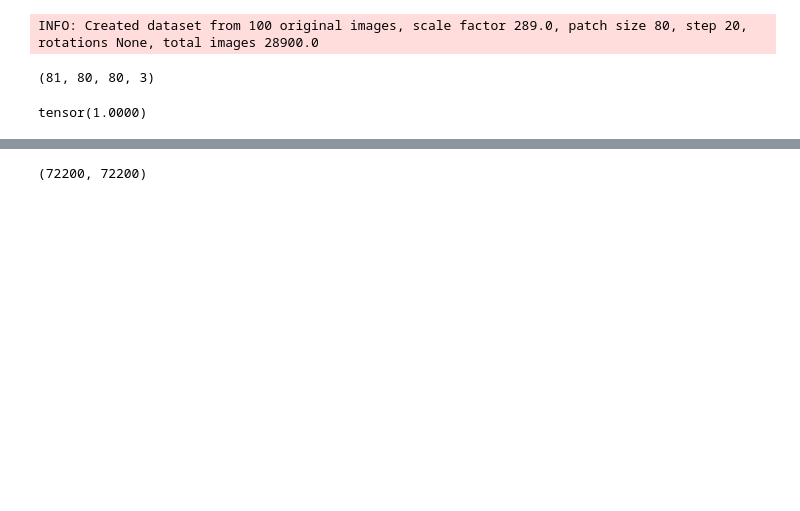
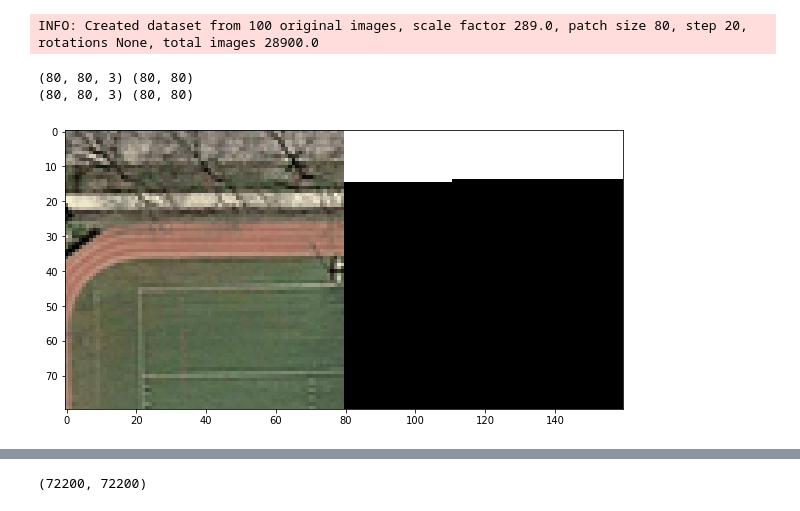
Before and after one commit to ehoelzl/ML_course, a Jupyter notebook: projects/project2/project_road_segmentation/torch_unet/Torch.ipynb, the cells around one changed output, grey strips where cells are left out. Saved outputs shown, nothing was run; the diff lists cells and outputs as text; code cells hidden in the pictures; blank space fills up the shorter version.

```diff
--- a/projects/project2/project_road_segmentation/torch_unet/Torch.ipynb
+++ b/projects/project2/project_road_segmentation/torch_unet/Torch.ipynb
@@ -33,3 +33,12 @@ dataset = TrainingSet(IMAGE_DIR, MASK_DIR, MASK_THRESHOLD, patch_size=80, step=2
 # %% [output]
 INFO: Created dataset from 100 original images, scale factor 289.0, patch size 80, step 20, rotations None, total images 28900.0
+# %%
+i = 289*2
+img = dataset[i]['image'].detach().numpy().transpose((1,2,0))
+mask = dataset[i]['mask'].detach().numpy()[0]
+show_side_by_side(img, mask)
+# %% [output]
+(80, 80, 3) (80, 80)
+(80, 80, 3) (80, 80)
+[figure, added]
 # %%
@@ -37,5 +45,0 @@ net = UNet(n_channels=3, n_classes=1, depth=4, init_filters=16, padding=True)
-# %%
-from torch_unet.pre_processing import patch
-patch.get_image_patches(dataset.get_raw_image(0), patch_size=80, step=40).shape
-# %% [output]
-(81, 80, 80, 3)
@@ -46,4 +45,0 @@ output = net(torch.zeros((1, 3, 80, 80))).shape
-# %%
-torch.max(torch.rand(1,3,80,80))
-# %% [output]
-tensor(1.0000)
```
Also changed, not shown: parts of 28 cells of this notebook, 7 other files.
